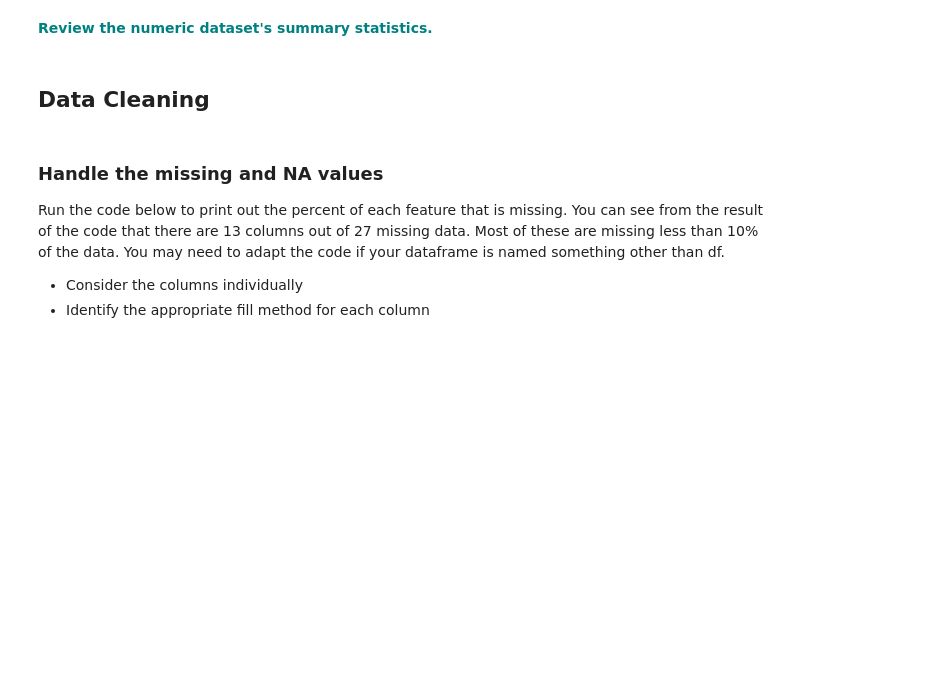
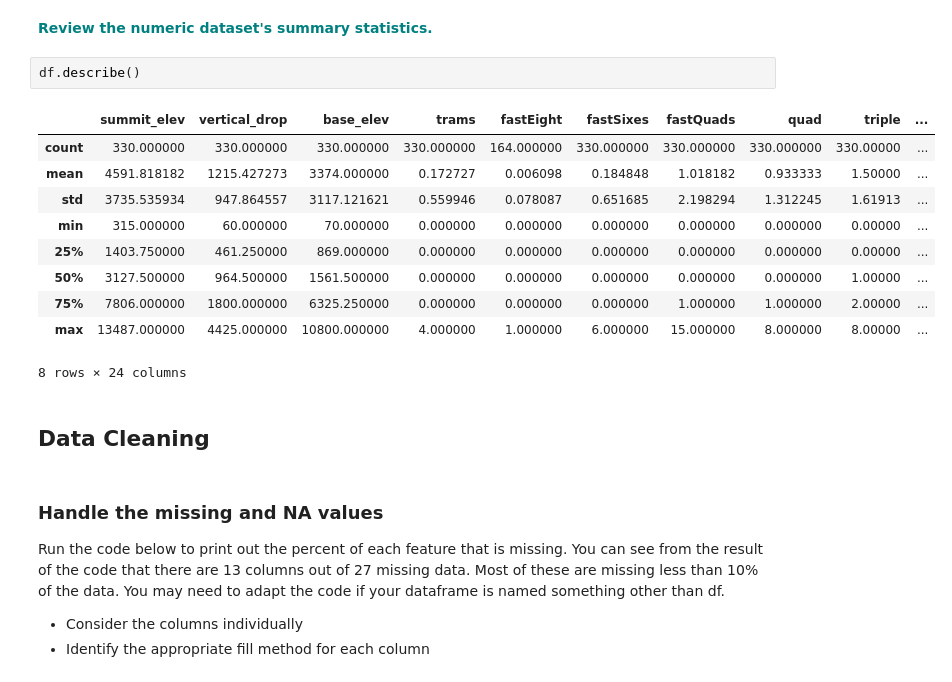
Before and after one commit to dj-m/GuidedCapstone, a Jupyter notebook: DataWrangling/GuidedCapstone_Step2HL.ipynb, the cells around one changed output. Drawn from its saved outputs; the diff is of its cells as text; blank space fills up the shorter version.

```diff
--- a/DataWrangling/GuidedCapstone_Step2HL.ipynb
+++ b/DataWrangling/GuidedCapstone_Step2HL.ipynb
@@ -283,5 +303,18 @@ Hint: you can do this in a variety of ways, but one way is using the `agg()` dat
 # %% [markdown]
 <font color='teal'> **Review the numeric dataset's summary statistics.**</font>
+# %%
+df.describe()
+# %% [output]
+|  | summit_elev | vertical_drop | base_elev | trams | fastEight | fastSixes | fastQuads | quad | triple | ... |
+| count | 330.000000 | 330.000000 | 330.000000 | 330.000000 | 164.000000 | 330.000000 | 330.000000 | 330.000000 | 330.00000 | ... |
+| mean | 4591.818182 | 1215.427273 | 3374.000000 | 0.172727 | 0.006098 | 0.184848 | 1.018182 | 0.933333 | 1.50000 | ... |
+| std | 3735.535934 | 947.864557 | 3117.121621 | 0.559946 | 0.078087 | 0.651685 | 2.198294 | 1.312245 | 1.61913 | ... |
+| min | 315.000000 | 60.000000 | 70.000000 | 0.000000 | 0.000000 | 0.000000 | 0.000000 | 0.000000 | 0.00000 | ... |
+| 25% | 1403.750000 | 461.250000 | 869.000000 | 0.000000 | 0.000000 | 0.000000 | 0.000000 | 0.000000 | 0.00000 | ... |
+| 50% | 3127.500000 | 964.500000 | 1561.500000 | 0.000000 | 0.000000 | 0.000000 | 0.000000 | 0.000000 | 1.00000 | ... |
+| 75% | 7806.000000 | 1800.000000 | 6325.250000 | 0.000000 | 0.000000 | 0.000000 | 1.000000 | 1.000000 | 2.00000 | ... |
+| max | 13487.000000 | 4425.000000 | 10800.000000 | 4.000000 | 1.000000 | 6.000000 | 15.000000 | 8.000000 | 8.00000 | ... |
+8 rows × 24 columns
 # %% [markdown]
 ## Data Cleaning
 # %% [markdown]
```
Also changed, not shown: parts of 1 cell of this notebook.
